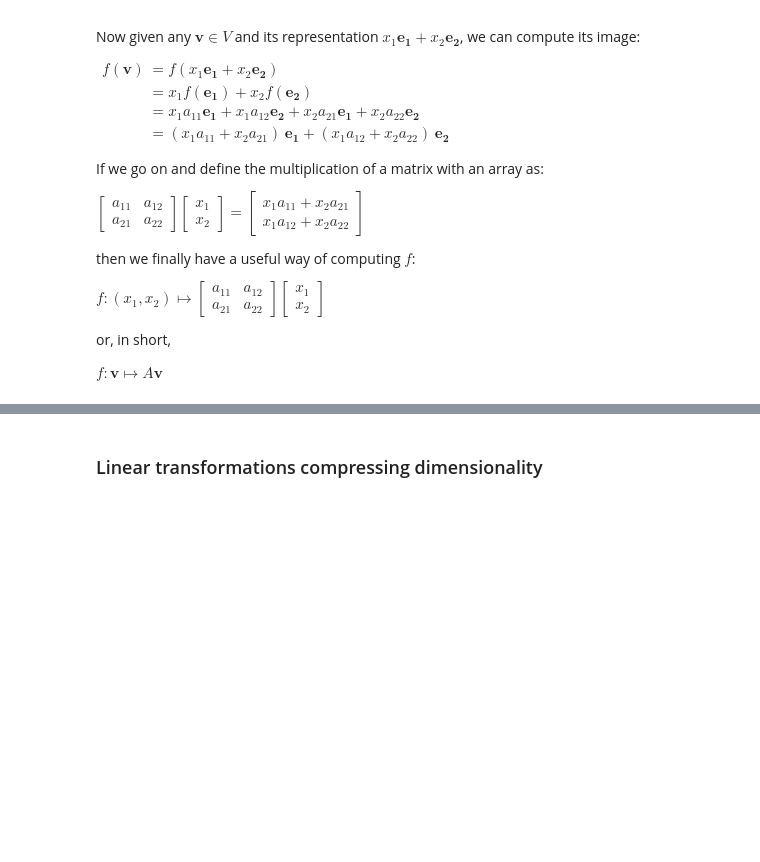
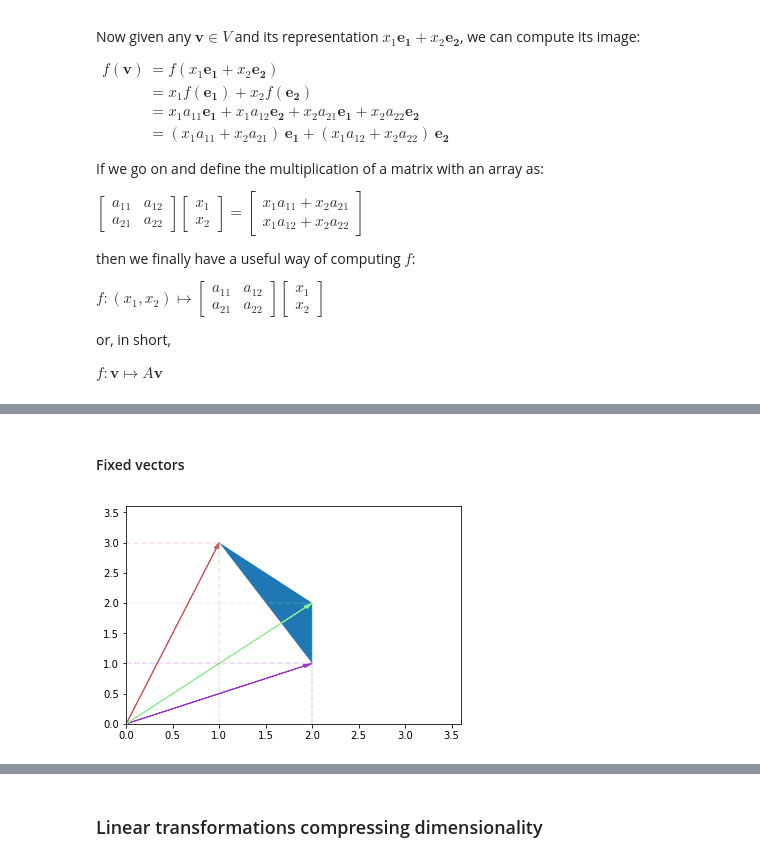
Before and after one commit to koulakis/interactive-math-for-data-science, a Jupyter notebook: linear_algebra.ipynb, the cells around one changed output, grey strips where cells are left out. Saved outputs shown, nothing was run; the diff lists cells and outputs as text; code cells hidden in the pictures; blank space fills up the shorter version.

```diff
--- a/linear_algebra.ipynb
+++ b/linear_algebra.ipynb
@@ -34,6 +35,10 @@ def plot_2D_vector(vector, with_coordinate_projections=True, color='black', lw=1
         plt.axvline(0, color='black', alpha=0.1)
 
     return arrow
+# %%
+def plot_polygon(*args):
+    triangle = plt.Polygon(np.array(args))
+    plt.gca().add_patch(triangle)
 # %%
 import numpy as np
 import matplotlib.pyplot as plt
@@ -258,0 +265,16 @@ $f: \mathbf{v} \mapsto A \mathbf{v}$
+# %% [markdown]
+#### Fixed vectors
+# %%
+def plot_vectors_and_polygon(vectors, colors):
+    for vector, color in zip(vectors, colors):
+        plot_2D_vector(vector, color=color)
+
+    plot_polygon(*vectors)
+# %%
+vectors = [np.array([1, 3]), np.array([2, 1]), np.array([2, 2])]
+colors = ['indianred', 'darkorchid', 'lightgreen']
+
+plot_vectors_and_polygon(vectors, colors)
+plt.show()
+# %% [output]
+[figure, added]
```
Also changed, not shown: parts of 6 cells of this notebook.
